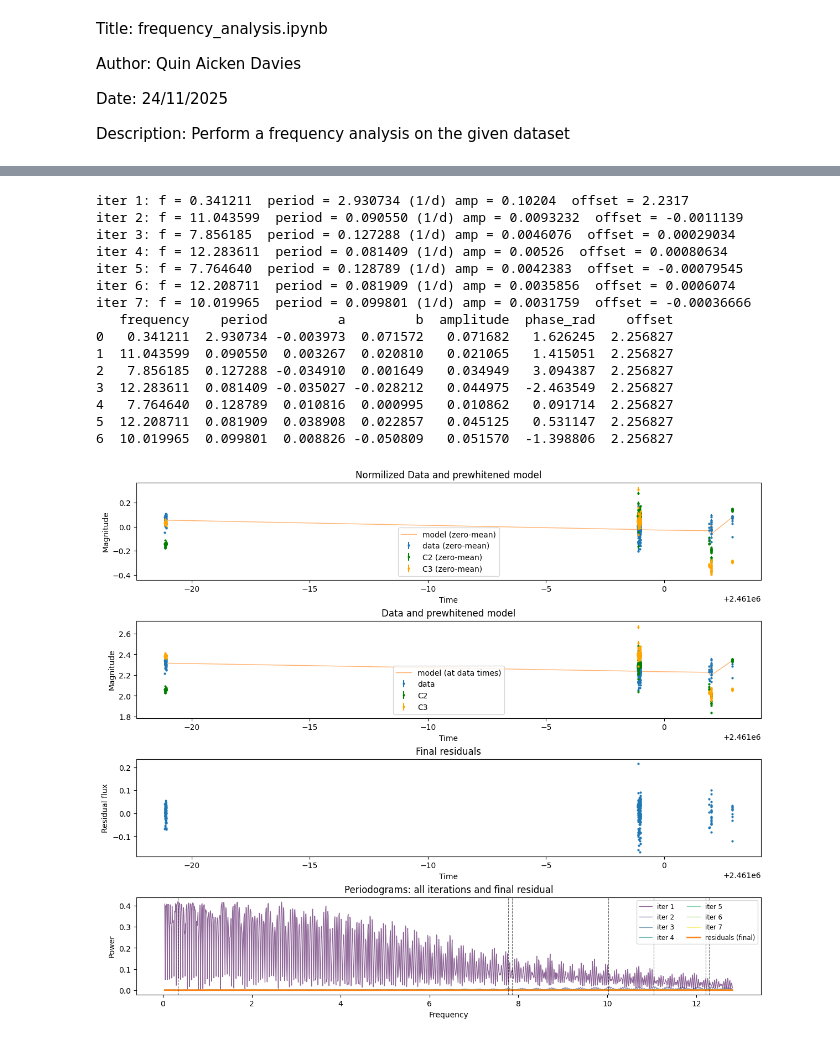
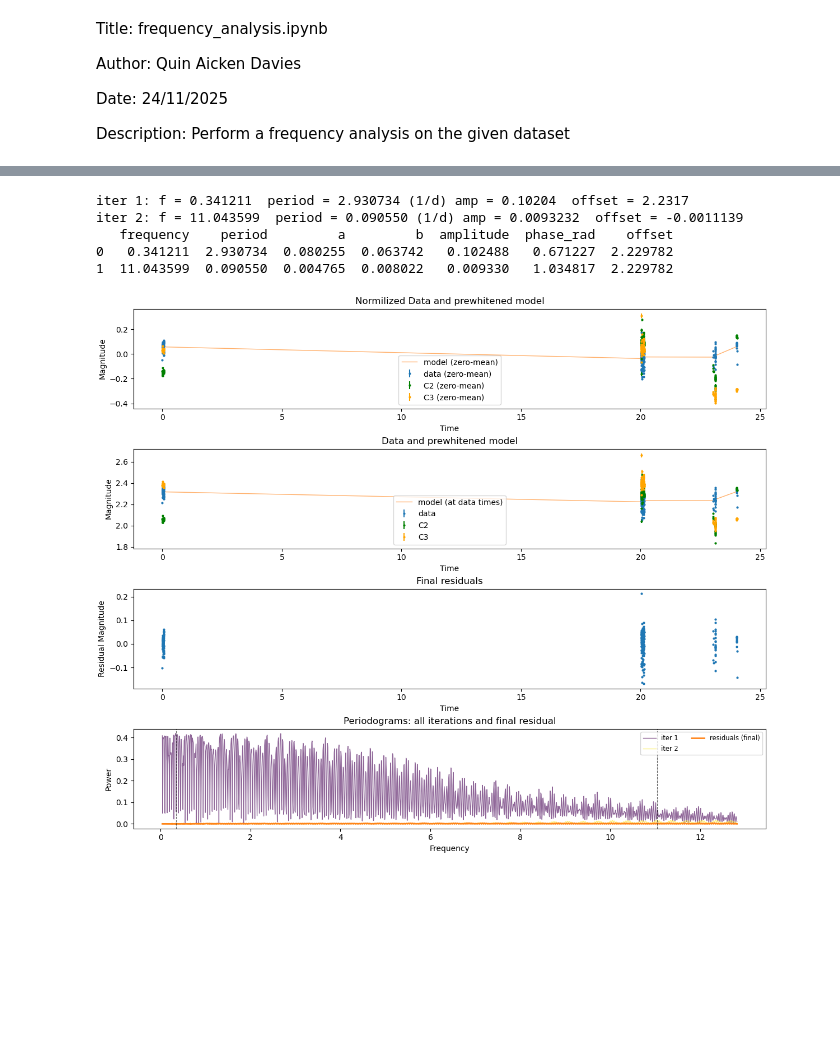
Before and after one commit to qai11/Summer_Project, a Jupyter notebook: Reduction Code/Frequency_analysis.ipynb, the cells around one changed output, grey strips where cells are left out. Drawn from its saved outputs; the diff is of its cells as text; code cells hidden in the pictures; blank space fills up the shorter version.

Commit message:
edits to model

```diff
--- a/Reduction Code/Frequency_analysis.ipynb
+++ b/Reduction Code/Frequency_analysis.ipynb
@@ -49,7 +49,12 @@ import matplotlib.pyplot as plt
 dates = ['20251030','20251119','20251122','20251123']
 for i in range(len(dates)):
     #Read in the data from all dates and concatenate into one dataframe
-    data_temp = pd.read_csv(f'E:/Summer 2025 Data/zzpscdata/Reduced/Measurements_{dates[i]}.csv', delimiter = ',')
+    try:
+        print('Running on Mac/Linux machine')
+        data_temp = pd.read_csv(f'/home/users/qai11/Documents/summer 2025 Data/Summer_Project_2025/Measurements_{dates[i]}.csv', delimiter = ',')
+    except:
+        print('Running on Windows machine')
+        data_temp = pd.read_csv(f'E:/Summer 2025 Data/zzpscdata/Reduced/Measurements_{dates[i]}.csv', delimiter = ',')
     if i == 0:
         data = data_temp
     else:
@@ -177,7 +187,7 @@ def analyze_lomb(t, y, label='flux', n_peaks=10, n_bootstrap=500,
     return df, frequency, power, peaks, props, baseline
 
 # run for flux (existing)
-t = time_array
+t = time_array - time_array.min()  # zero-point time
 y = flux_array
 df_peaks, frequency, power, peaks, props, baseline = analyze_lomb(t, y, label='flux',
                                                         n_peaks=10, n_bootstrap=500)
@@ -424,7 +447,7 @@ iter 7: f = 12.250322  period = 0.081631 (1/d) amp = 0.00035683  offset = -6.823
 
 #Inputs expected from previous cells
 # Iteration numbers
-n_iter = 7
+n_iter = 2
 #Create a copy of the data to work on
 residual = y_mag.copy()
 found_freqs = []
@@ -458,6 +481,9 @@ for it in range(n_iter):
 if len(found_freqs) == 0:
     raise RuntimeError("No frequencies found; reduce threshold or increase frequency resolution.")
 
+# Compute weights
+weights = 1.0 / zz_Psc_flux_err**2  # inverse variance weighting
+
 # build design matrix with all components + constant
 cols = []
 for f in found_freqs:
@@ -466,11 +492,19 @@ for f in found_freqs:
     cols.append(np.sin(omega * t))
 cols.append(np.ones_like(t))
 X_all = np.vstack(cols).T
-coeffs_all, *_ = np.linalg.lstsq(X_all, y_mag, rcond=None)
+coeffs_all, *_ = np.linalg.lstsq(X_all, y, rcond=None)
+
+# Apply weights to design matrix and observations
+W = np.sqrt(weights)[:, None]  # shape (n, 1)
+X_weighted = X_all * W
+y_weighted = y * W.ravel()
+
+# Solve weighted least squares
+coeffs_all, *_ = np.linalg.lstsq(X_weighted, y_weighted, rcond=None)
 
 # unpack coefficients and build model
 model_total = X_all.dot(coeffs_all)
-residual_final = y_mag - model_total
+residual_final = y - model_total
 
 # derive component amplitudes/phases/offset
 components = []
@@ -524,7 +558,7 @@ axes[1].set_title('Data and prewhitened model')
 # subplot 2: residuals
 axes[2].plot(t, residual_final, '.', ms=4)
 axes[2].set_xlabel('Time')
-axes[2].set_ylabel('Residual flux')
+axes[2].set_ylabel('Residual Magnitude')
 axes[2].set_title('Final residuals')
 
 # subplot 3: periodograms (all iterations + final)
@@ -543,43 +577,33 @@ else:
         axes[3].axvline(ff, color='k', ls='--', lw=0.8, alpha=0.6)
     axes[3].set_xlabel('Frequency')
     axes[3].set_ylabel('Power')
     axes[3].legend(ncol=2, fontsize='small')
     axes[3].set_title('Periodograms: all iterations and final residual')
 
 # save final arrays
 # np.savetxt('model_vs_time.txt', np.column_stack([t, y, model_total, residual_final]),
         #    header='time data model residual')
 
 # optional: print FAPs for final components using LombScargle on original data
 # ls_orig = LombScargle(t, y, normalization='standard')
 # fap_list = []
 # for comp in components:
 #     f = comp['frequency']
 #     # compute power at that frequency
 #     pwr = ls_orig.power(f)
 #     # analytic fap (baluev) try
 #     try:
 #         fap_b = ls_orig.false_alarm_probability(pwr, method='baluev', maximum_frequency=freq0.max())
 #     except Exception:
 #         fap_b = np.nan
 #     fap_list.append({'frequency': f, 'power': float(pwr), 'fap_baluev': float(fap_b)})
 # # df_fap = pd.DataFrame(fap_list)
 # # df_fap.to_csv('component_faps.csv', index=False)
 # print("Saved component_faps.csv")
 # %% [output]
 iter 1: f = 0.341211  period = 2.930734 (1/d) amp = 0.10204  offset = 2.2317
 iter 2: f = 11.043599  period = 0.090550 (1/d) amp = 0.0093232  offset = -0.0011139
-iter 3: f = 7.856185  period = 0.127288 (1/d) amp = 0.0046076  offset = 0.00029034
-iter 4: f = 12.283611  period = 0.081409 (1/d) amp = 0.00526  offset = 0.00080634
-iter 5: f = 7.764640  period = 0.128789 (1/d) amp = 0.0042383  offset = -0.00079545
-iter 6: f = 12.208711  period = 0.081909 (1/d) amp = 0.0035856  offset = 0.0006074
-iter 7: f = 10.019965  period = 0.099801 (1/d) amp = 0.0031759  offset = -0.00036666
    frequency    period         a         b  amplitude  phase_rad    offset
-0   0.341211  2.930734 -0.003973  0.071572   0.071682   1.626245  2.256827
-1  11.043599  0.090550  0.003267  0.020810   0.021065   1.415051  2.256827
-2   7.856185  0.127288 -0.034910  0.001649   0.034949   3.094387  2.256827
-3  12.283611  0.081409 -0.035027 -0.028212   0.044975  -2.463549  2.256827
-4   7.764640  0.128789  0.010816  0.000995   0.010862   0.091714  2.256827
-5  12.208711  0.081909  0.038908  0.022857   0.045125   0.531147  2.256827
-6  10.019965  0.099801  0.008826 -0.050809   0.051570  -1.398806  2.256827
+0   0.341211  2.930734  0.080255  0.063742   0.102488   0.671227  2.229782
+1  11.043599  0.090550  0.004765  0.008022   0.009330   1.034817  2.229782
-[figure, old version]
+[figure, new version]
```
Also changed, not shown: parts of 4 cells of this notebook, 3 other files.
